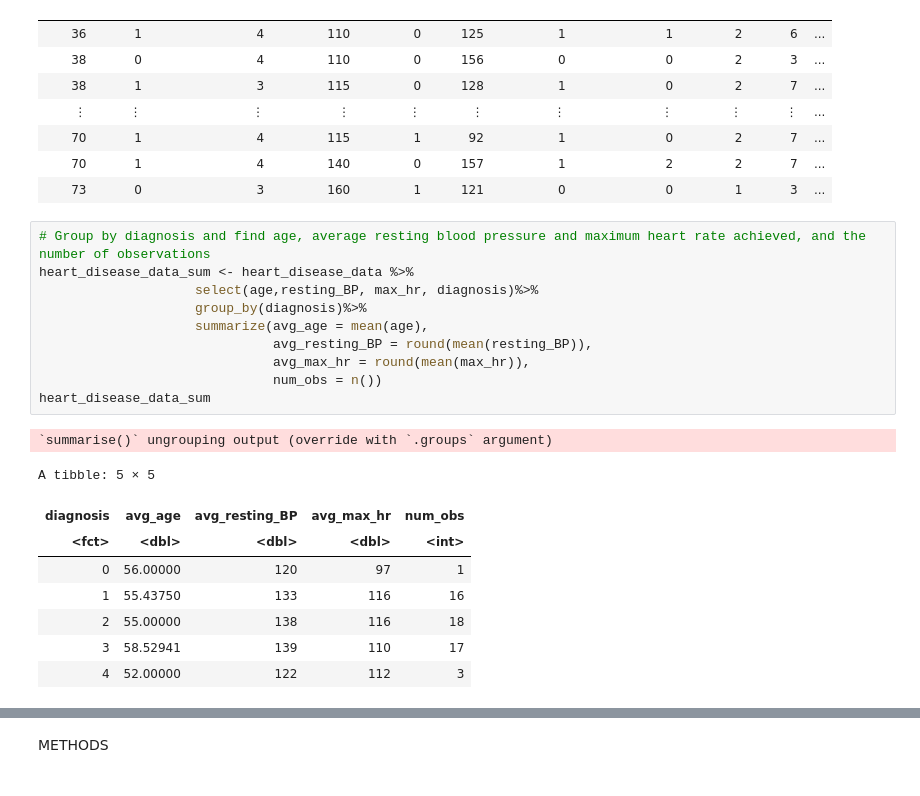
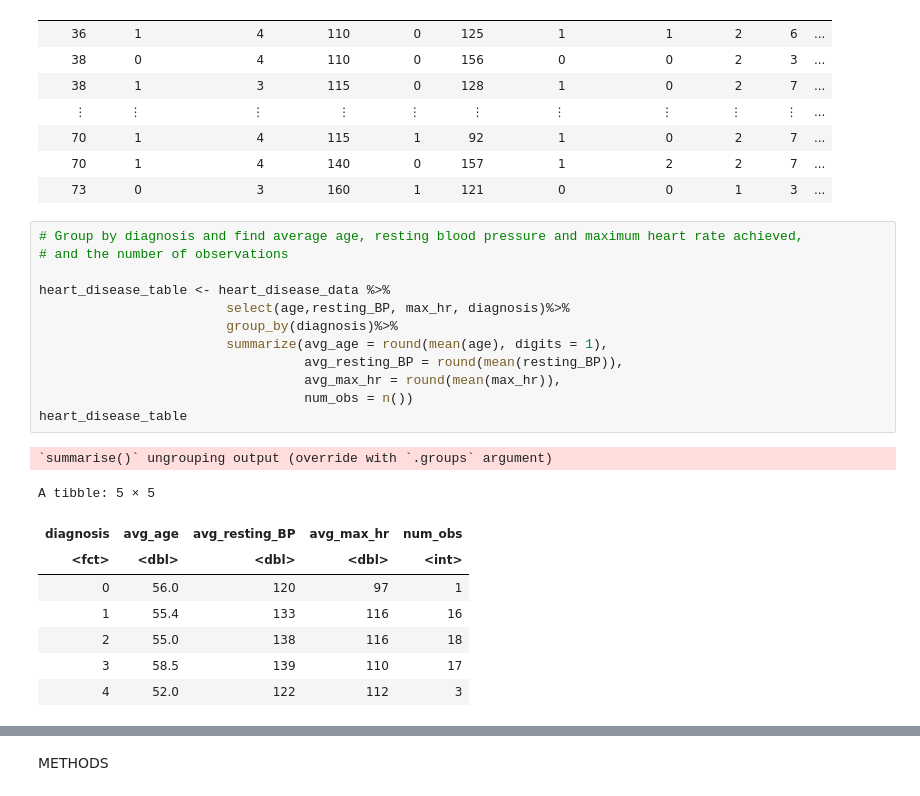
Before and after one commit to camirr/Heart-Disease-Data-Set-Case-Study, a Jupyter notebook: Project_proposal.ipynb, the cells around one changed output, grey strips where cells are left out. Drawn from its saved outputs; the diff is of its cells as text.

```diff
--- a/Project_proposal.ipynb
+++ b/Project_proposal.ipynb
@@ -55,25 +55,27 @@ A tibble: 55 × 11
 | 70 | 1 | 4 | 140 | 0 | 157 | 1 | 2 | 2 | 7 | ... |
 | 73 | 0 | 3 | 160 | 1 | 121 | 0 | 0 | 1 | 3 | ... |
 # %%
-# Group by diagnosis and find age, average resting blood pressure and maximum heart rate achieved, and the number of observations
-heart_disease_data_sum <- heart_disease_data %>%
-                    select(age,resting_BP, max_hr, diagnosis)%>%
-                    group_by(diagnosis)%>%
-                    summarize(avg_age = mean(age),
-                              avg_resting_BP = round(mean(resting_BP)),
-                              avg_max_hr = round(mean(max_hr)),
-                              num_obs = n())
-heart_disease_data_sum
+# Group by diagnosis and find average age, resting blood pressure and maximum heart rate achieved,
+# and the number of observations
+
+heart_disease_table <- heart_disease_data %>%
+                        select(age,resting_BP, max_hr, diagnosis)%>%
+                        group_by(diagnosis)%>%
+                        summarize(avg_age = round(mean(age), digits = 1),
+                                  avg_resting_BP = round(mean(resting_BP)),
+                                  avg_max_hr = round(mean(max_hr)),
+                                  num_obs = n())
+heart_disease_table
 # %% [output]
 `summarise()` ungrouping output (override with `.groups` argument)
 A tibble: 5 × 5
 | diagnosis | avg_age | avg_resting_BP | avg_max_hr | num_obs |
 | <fct> | <dbl> | <dbl> | <dbl> | <int> |
-| 0 | 56.00000 | 120 | 97 | 1 |
-| 1 | 55.43750 | 133 | 116 | 16 |
-| 2 | 55.00000 | 138 | 116 | 18 |
-| 3 | 58.52941 | 139 | 110 | 17 |
-| 4 | 52.00000 | 122 | 112 | 3 |
+| 0 | 56.0 | 120 | 97 | 1 |
+| 1 | 55.4 | 133 | 116 | 16 |
+| 2 | 55.0 | 138 | 116 | 18 |
+| 3 | 58.5 | 139 | 110 | 17 |
+| 4 | 52.0 | 122 | 112 | 3 |
 # %%
 # Plot for age vs. resting blood pressure
 
```
Also changed, not shown: parts of 2 cells of this notebook.
